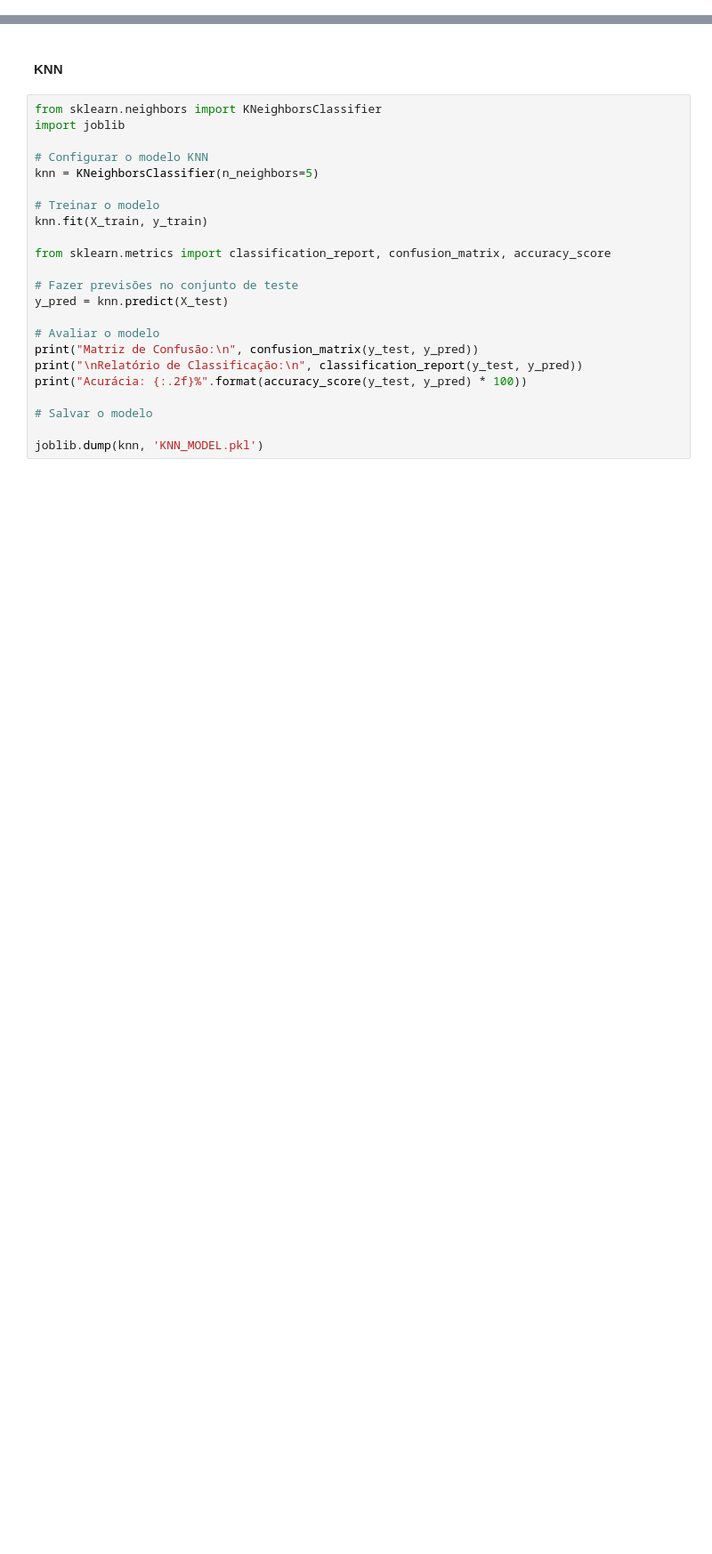
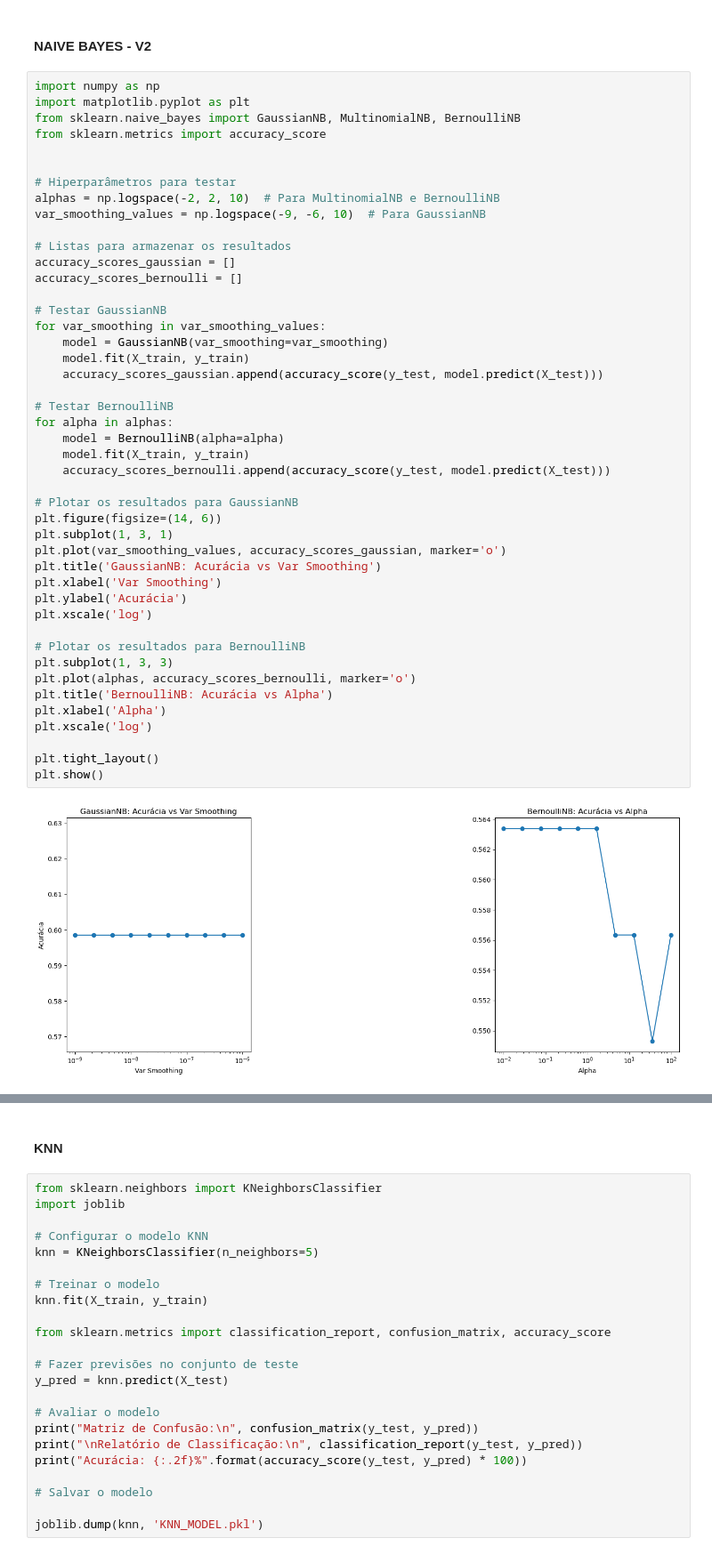
Before and after one commit to lubohen/eEDB-018, a Jupyter notebook: prj/CODES/SPOTIFY_API/DataPrep.ipynb, the cells around one changed output, grey strips where cells are left out. Shown at 89% size. Saved outputs shown, nothing was run; the diff lists cells and outputs as text; blank space fills up the shorter version.

```diff
--- a/prj/CODES/SPOTIFY_API/DataPrep.ipynb
+++ b/prj/CODES/SPOTIFY_API/DataPrep.ipynb
@@ -58,0 +223,49 @@ X_train, X_test, y_train, y_test = train_test_split(X, y, test_size=0.2, random_
+# %% [markdown]
+#### NAIVE BAYES - V2
+# %%
+import numpy as np
+import matplotlib.pyplot as plt
+from sklearn.naive_bayes import GaussianNB, MultinomialNB, BernoulliNB
+from sklearn.metrics import accuracy_score
+
+
+# Hiperparâmetros para testar
+alphas = np.logspace(-2, 2, 10)  # Para MultinomialNB e BernoulliNB
+var_smoothing_values = np.logspace(-9, -6, 10)  # Para GaussianNB
+
+# Listas para armazenar os resultados
+accuracy_scores_gaussian = []
+accuracy_scores_bernoulli = []
+
+# Testar GaussianNB
+for var_smoothing in var_smoothing_values:
+    model = GaussianNB(var_smoothing=var_smoothing)
+    model.fit(X_train, y_train)
+    accuracy_scores_gaussian.append(accuracy_score(y_test, model.predict(X_test)))
+
+# Testar BernoulliNB
+for alpha in alphas:
+    model = BernoulliNB(alpha=alpha)
+    model.fit(X_train, y_train)
+    accuracy_scores_bernoulli.append(accuracy_score(y_test, model.predict(X_test)))
+
+# Plotar os resultados para GaussianNB
+plt.figure(figsize=(14, 6))
+plt.subplot(1, 3, 1)
+plt.plot(var_smoothing_values, accuracy_scores_gaussian, marker='o')
+plt.title('GaussianNB: Acurácia vs Var Smoothing')
+plt.xlabel('Var Smoothing')
+plt.ylabel('Acurácia')
+plt.xscale('log')
+
+# Plotar os resultados para BernoulliNB
+plt.subplot(1, 3, 3)
+plt.plot(alphas, accuracy_scores_bernoulli, marker='o')
+plt.title('BernoulliNB: Acurácia vs Alpha')
+plt.xlabel('Alpha')
+plt.xscale('log')
+
+plt.tight_layout()
+plt.show()
+# %% [output]
+[figure, added]
```
Also changed, not shown: parts of 18 cells of this notebook, 17 other files.
